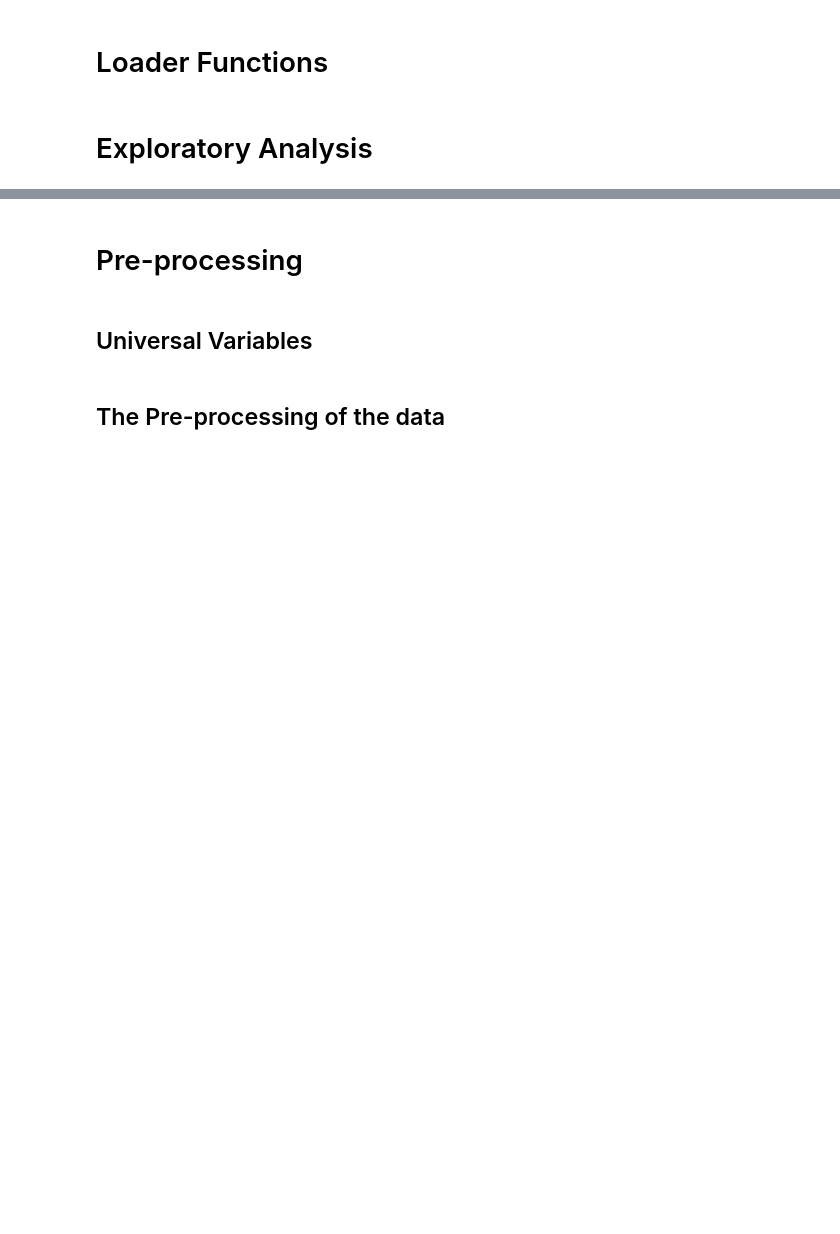
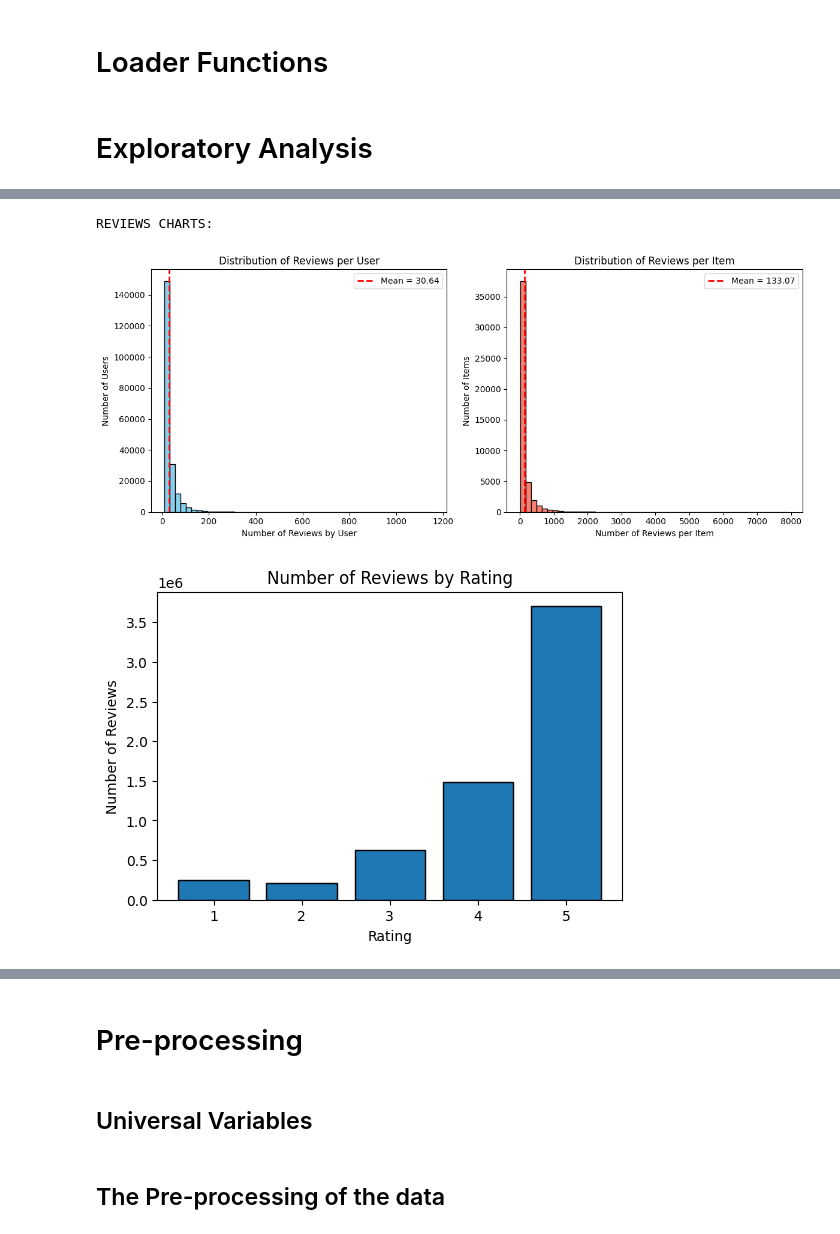
Before and after one commit to asaladi/CSE158_Assignment2, a Jupyter notebook: workbook.ipynb, the cells around one changed output, grey strips where cells are left out. Cells and saved outputs as stored; diff of their text form; code cells hidden in the pictures; blank space fills up the shorter version.

```diff
--- a/workbook.ipynb
+++ b/workbook.ipynb
@@ -26,7 +34,7 @@ def readGz(path):
 def load_to_dict(file_to_read):
     data = []
     try:
-        for item in readGz(file_to_read):
+        for item in tqdm(readGz(file_to_read), desc=f"Loading {file_to_read}"):
             data.append(item)
     except EOFError as e:
         # Catching the specific EOFError indicating a corrupted file
@@ -58,0 +71,7 @@ def load_user_likes(filename):
+# %%
+# load data
+reviews = load_to_dict(REVIEW_DATA_FNAME)
+metadata = load_to_dict(METADATA_DATA_FNAME)
+
+review_df = pd.DataFrame(reviews)
+meta_df = pd.DataFrame(metadata)
@@ -58,0 +150,56 @@ def load_user_likes(filename):
+# %%
+print("REVIEWS CHARTS: ")
+
+# Histogram of reviews per user + item
+plt.figure(figsize=(12,5))
+
+# Reviews per user
+plt.subplot(1,2,1)
+plt.hist(user_interaction_counts, bins=50, color='skyblue', edgecolor='black')
+plt.axvline(user_interaction_counts.mean(), color='red', linestyle='dashed', linewidth=2, label=f"Mean = {user_interaction_counts.mean():.2f}")
+plt.title("Distribution of Reviews per User")
+plt.xlabel("Number of Reviews by User")
+plt.ylabel("Number of Users")
+plt.legend()
+
+# Reviews per item
+plt.subplot(1,2,2)
+plt.hist(item_interaction_counts, bins=50, color='salmon', edgecolor='black')
+plt.axvline(item_interaction_counts.mean(), color='red', linestyle='dashed', linewidth=2, label=f"Mean = {item_interaction_counts.mean():.2f}")
+plt.title("Distribution of Reviews per Item")
+plt.xlabel("Number of Reviews per Item")
+plt.ylabel("Number of Items")
+plt.legend()
+
+plt.tight_layout()
+
+plt.savefig("user_item_dist.png")
+plt.show()
+
+rating_counts = review_df["rating"].value_counts().sort_index()
+
+plt.figure(figsize=(6,4))
+plt.bar(rating_counts.index.astype(str), rating_counts.values, edgecolor='black')
+
+plt.title("Number of Reviews by Rating")
+plt.xlabel("Rating")
+plt.ylabel("Number of Reviews")
+plt.savefig("reviews_by_rating.png")
+plt.show()
+
+# review_df["text_length"] = review_df["text"].fillna("").apply(len)
+
+# print("TEXT LENGTH STATS:\n")
+# print(review_df["text_length"].describe())
+
+# plt.figure(figsize=(6,4))
+# plt.hist(review_df["text_length"], bins=50, edgecolor="black")
+# plt.title("Histogram: Review Text Length")
+# plt.xlabel("Length (# characters)")
+# plt.ylabel("Number of Reviews")
+# plt.savefig("review_text_length.png")
+# plt.show()
+# %% [output]
+REVIEWS CHARTS:
+[figure, added]
+[figure, added]
```
Also changed, not shown: parts of 13 cells of this notebook, 7 other files.
